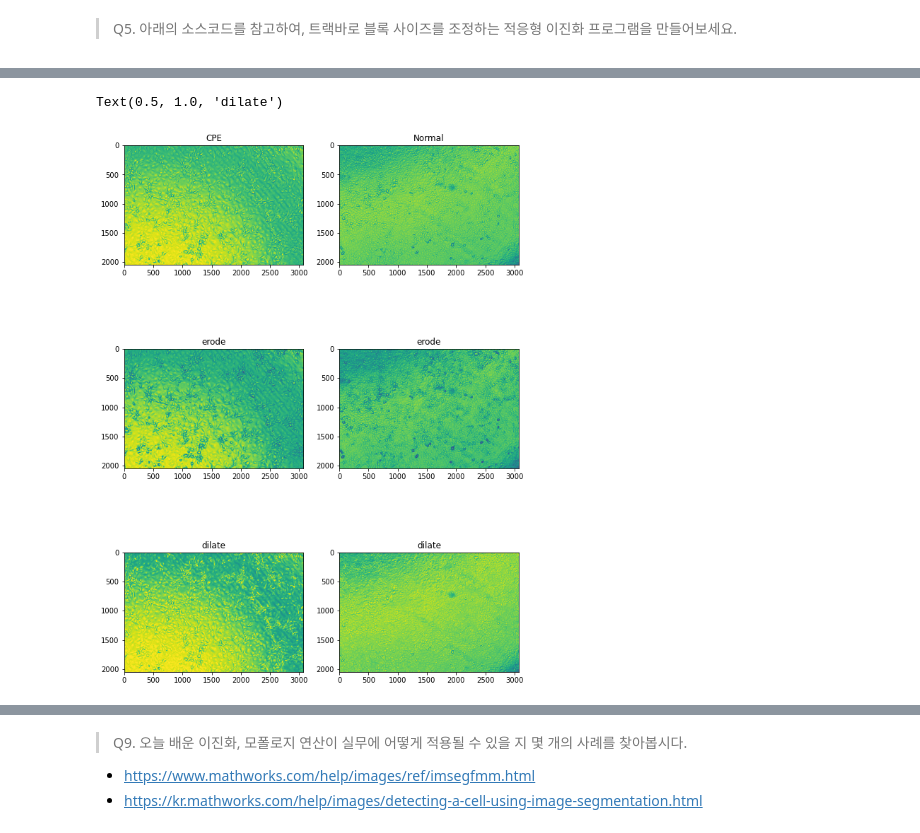
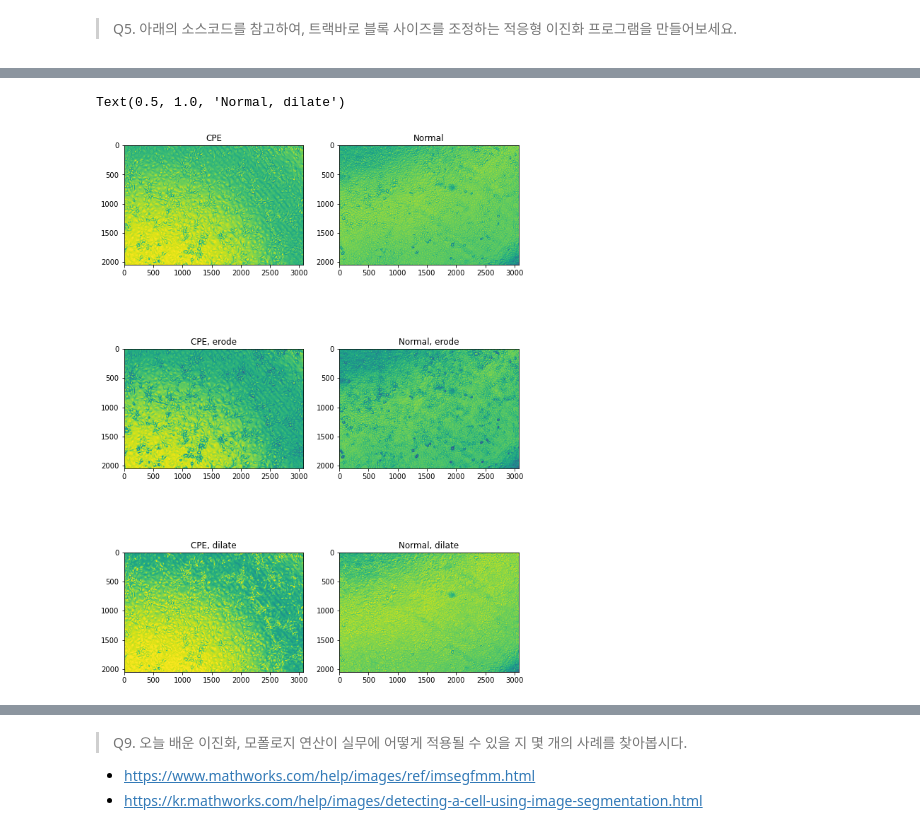
Before and after one commit to ShowMeTheCV/Hyeseong, a Jupyter notebook: 0522_8th.ipynb, the cells around one changed output, grey strips where cells are left out. Cells and saved outputs as stored; diff of their text form; code cells hidden in the pictures.

```diff
--- a/0522_8th.ipynb
+++ b/0522_8th.ipynb
@@ -286,38 +329,43 @@ cv2.imshow('src', src)
 #### 효과
 - 경계가 부드러워지고, 구멍이 메꿔지는 효과
 # %%
+# kerenl 미리 지정
 kernel = cv2.getStructuringElement(cv2.MORPH_RECT,(5,5))
 
 
+# CPE image
 CPE_dst1 = cv2.erode(CPE_src, kernel, iterations = 1)
 CPE_dst2 = cv2.dilate(CPE_src, kernel, iterations = 1)
 
+
+# Noraml image
 Normal_dst1 = cv2.erode(Normal_src, kernel, iterations = 1)
 Normal_dst2 = cv2.dilate(Normal_src, kernel, iterations = 1)
 
 
+# 시각화
 plt.figure(figsize=(10, 15))
 plt.subplot(3, 2, 1)
 plt.imshow(CPE_src)
 plt.title('CPE')
 plt.subplot(3, 2, 3)
 plt.imshow(CPE_dst1)
-plt.title('erode')
+plt.title('CPE, erode')
 plt.subplot(3, 2, 5)
 plt.imshow(CPE_dst2)
-plt.title('dilate')
+plt.title('CPE, dilate')
 plt.subplot(3, 2, 2)
 plt.imshow(Normal_src)
 plt.title('Normal')
 plt.subplot(3, 2, 4)
 plt.imshow(Normal_dst1)
-plt.title('erode')
+plt.title('Normal, erode')
 plt.subplot(3, 2, 6)
 plt.imshow(Normal_dst2)
-plt.title('dilate')
+plt.title('Normal, dilate')
 # %% [output]
-Text(0.5, 1.0, 'dilate')
+Text(0.5, 1.0, 'Normal, dilate')
-[figure, old version]
+[figure, new version]
 # %% [markdown]
 ### b. 이진 영상의 열기와 닫기
 - 열기 : 입력 영상에 대해 침식 연산을 수행한 후, 다시 팽창 연산을 수행하는 것
```
Also changed, not shown: parts of 5 cells of this notebook.
